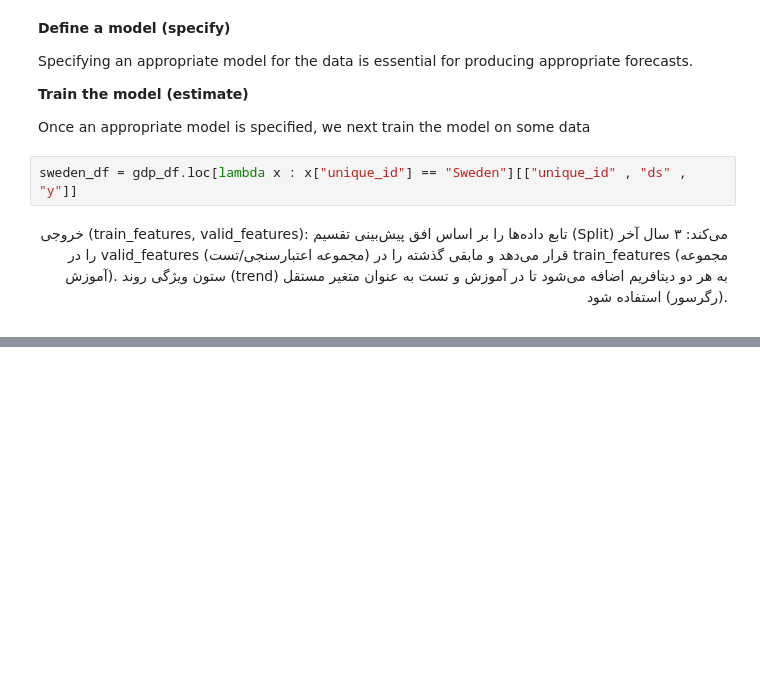
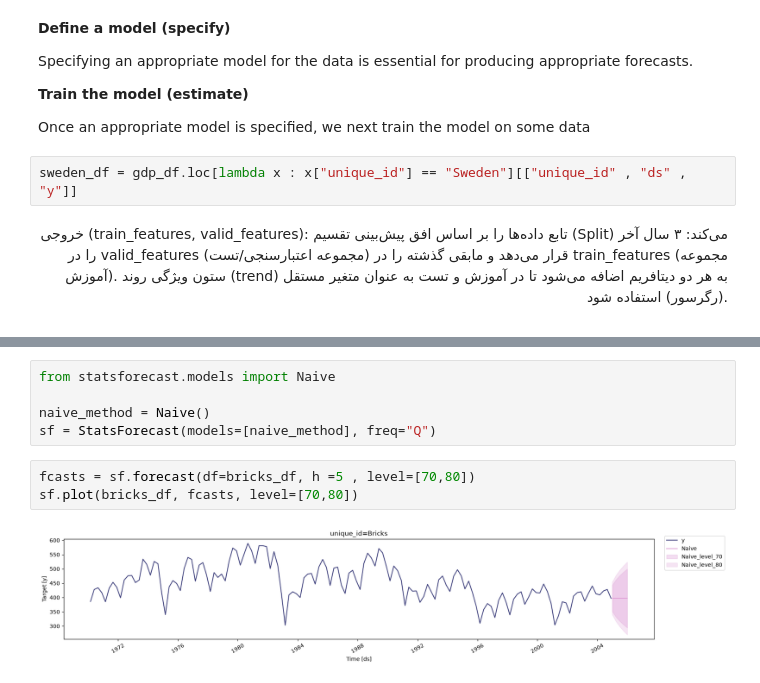
Before and after one commit to Minajamfum/forecasting, a Jupyter notebook: chapter5.ipynb, the cells around one changed output, grey strips where cells are left out. Cells and saved outputs as stored; diff of their text form; blank space fills up the shorter version.

```diff
--- a/chapter5.ipynb
+++ b/chapter5.ipynb
@@ -91,0 +181,10 @@ Once a model has been fitted, it is important to check how well it has performed
+# %%
+from statsforecast.models import Naive
+
+naive_method = Naive()
+sf = StatsForecast(models=[naive_method], freq="Q")
+# %%
+fcasts = sf.forecast(df=bricks_df, h =5 , level=[70,80])
+sf.plot(bricks_df, fcasts, level=[70,80])
+# %% [output]
+[figure, added]
```
Also changed, not shown: parts of 15 cells of this notebook, 1 other file.
